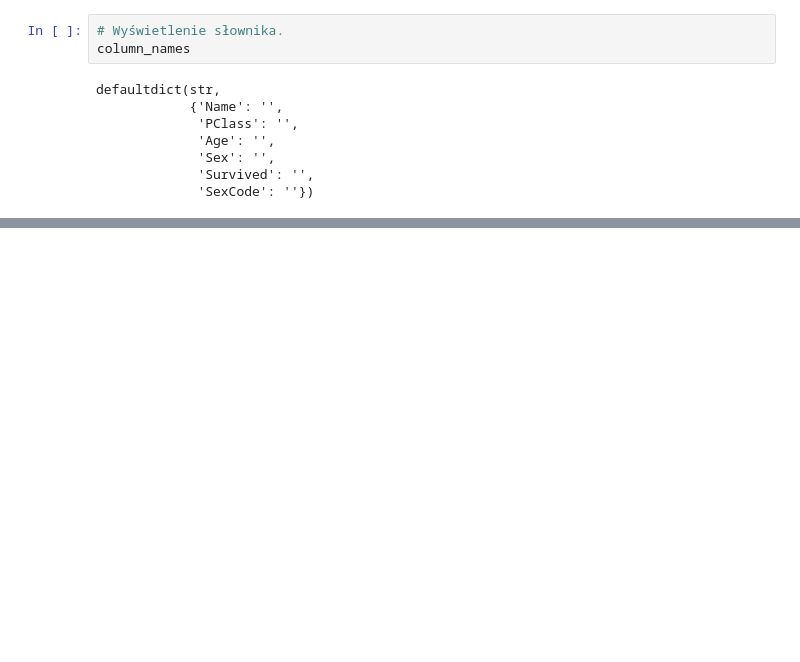
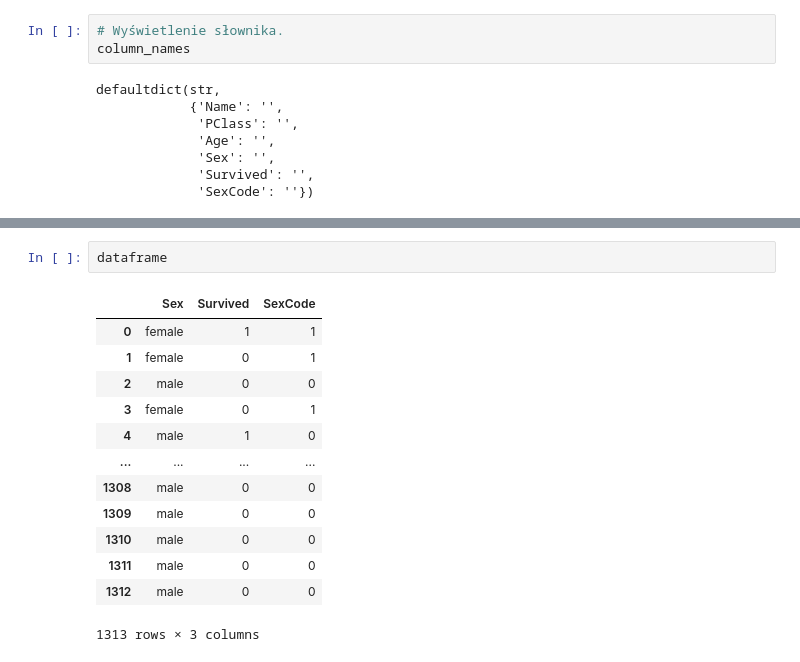
Before and after one commit to Claudiss/Ksiazka_uczenie_masz, a Jupyter notebook: Rozdzial3/main.ipynb, the cells around one changed output, grey strips where cells are left out. Saved outputs shown, nothing was run; the diff lists cells and outputs as text; blank space fills up the shorter version.

```diff
--- a/Rozdzial3/main.ipynb
+++ b/Rozdzial3/main.ipynb
@@ -279,0 +417,16 @@ defaultdict(str,
+# %%
+dataframe
+# %% [output]
+|  | Sex | Survived | SexCode |
+| 0 | female | 1 | 1 |
+| 1 | female | 0 | 1 |
+| 2 | male | 0 | 0 |
+| 3 | female | 0 | 1 |
+| 4 | male | 1 | 0 |
+| ... | ... | ... | ... |
+| 1308 | male | 0 | 0 |
+| 1309 | male | 0 | 0 |
+| 1310 | male | 0 | 0 |
+| 1311 | male | 0 | 0 |
+| 1312 | male | 0 | 0 |
+1313 rows × 3 columns
```
Also changed, not shown: parts of 43 cells of this notebook.
